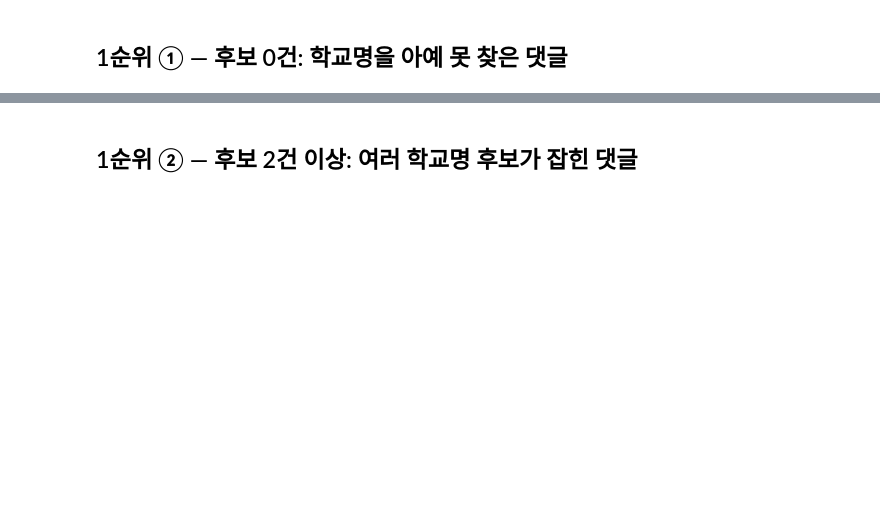
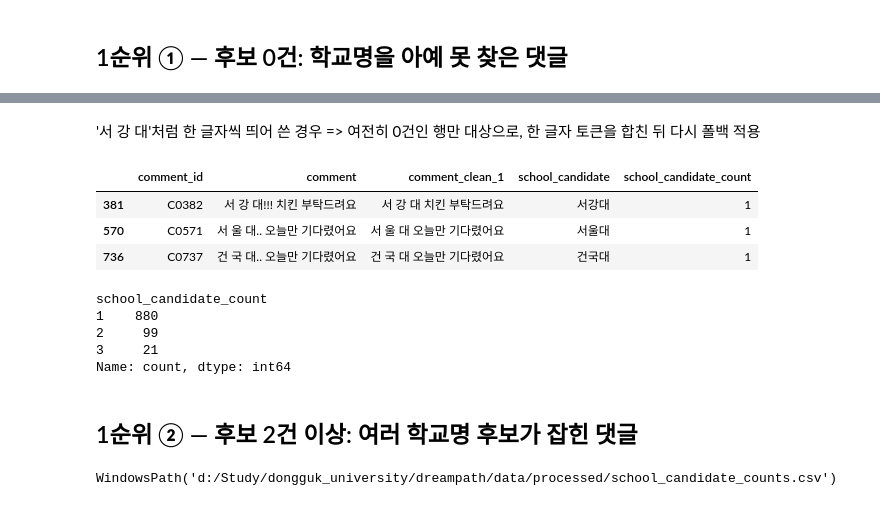
Before and after one commit to imadeit-gyuriPARK/Dongguk_dreampath, a Jupyter notebook: src/count.ipynb, the cells around one changed output, grey strips where cells are left out. Cells and saved outputs as stored; diff of their text form; code cells hidden in the pictures; blank space fills up the shorter version.

```diff
--- a/src/count.ipynb
+++ b/src/count.ipynb
@@ -49,5 +131,41 @@ zero_df[["comment_id", "comment", "comment_noun"]]
+# %% [markdown]
+'서 강 대'처럼 한 글자씩 띄어 쓴 경우 => 여전히 0건인 행만 대상으로, 한 글자 토큰을 합친 뒤 다시 폴백 적용
+# %%
+from preprocessing import merge_spaced_syllables
+
+still_zero_mask = df["school_candidate_count"] == 0
+
+merged_text = df.loc[still_zero_mask, "comment_clean_1"].apply(merge_spaced_syllables)
+df.loc[still_zero_mask, "school_candidate"] = merged_text.apply(extract_school_candidates_fallback)
+df.loc[still_zero_mask, "school_candidate_count"] = df.loc[still_zero_mask, "school_candidate"].apply(
+    lambda s: len(s.split()) if s else 0
+)
+
+df.loc[still_zero_mask, ["comment_id", "comment", "comment_clean_1", "school_candidate", "school_candidate_count"]]
+# %% [output]
+|  | comment_id | comment | comment_clean_1 | school_candidate | school_candidate_count |
+| 381 | C0382 | 서 강 대!!! 치킨 부탁드려요 | 서 강 대 치킨 부탁드려요 | 서강대 | 1 |
+| 570 | C0571 | 서 울 대.. 오늘만 기다렸어요 | 서 울 대 오늘만 기다렸어요 | 서울대 | 1 |
+| 736 | C0737 | 건 국 대.. 오늘만 기다렸어요 | 건 국 대 오늘만 기다렸어요 | 건국대 | 1 |
+# %%
+# 두 번째 폴백 적용 후 분포 재확인
+df["school_candidate_count"].value_counts().sort_index()
+# %% [output]
+school_candidate_count
+1    880
+2     99
+3     21
+Name: count, dtype: int64
 # %% [markdown]
 ## 1순위 ② — 후보 2건 이상: 여러 학교명 후보가 잡힌 댓글
+# %%
+out_path = REPO_ROOT / "data" / "processed" / "school_candidate_counts.csv"
+df[["comment_id", "comment", "comment_clean_1", "comment_noun", "school_candidate", "school_candidate_count"]].to_csv(
+    out_path, index=False, encoding="utf-8-sig"
+)
+out_path
+# %% [output]
+WindowsPath('d:/Study/dongguk_university/dreampath/data/processed/school_candidate_counts.csv')
 # %%
 multi_df = df[df["school_candidate_count"] >= 2]
 print(f"{len(multi_df)}개 행")
```
Also changed, not shown: parts of 12 cells of this notebook, 8 other files.
